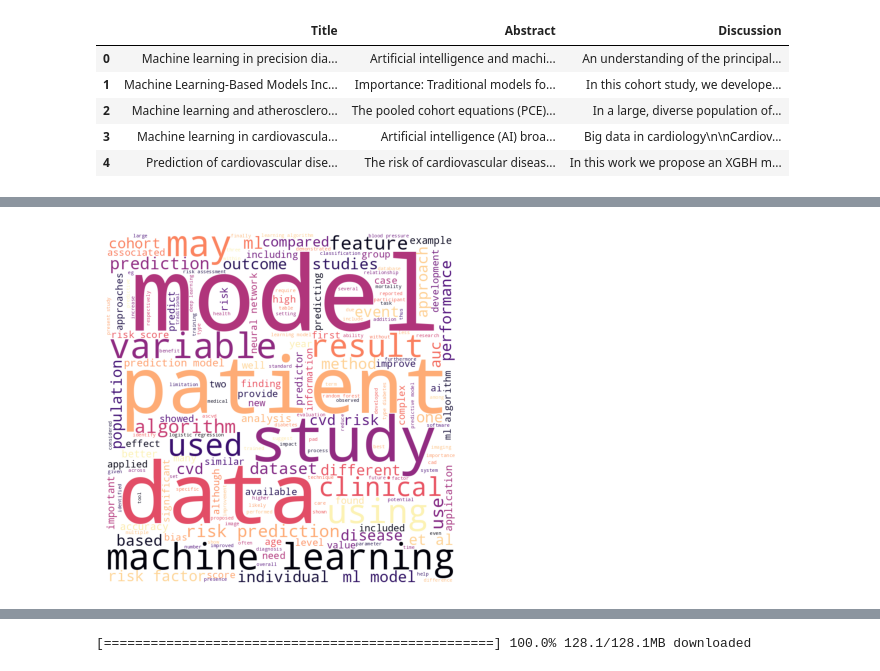
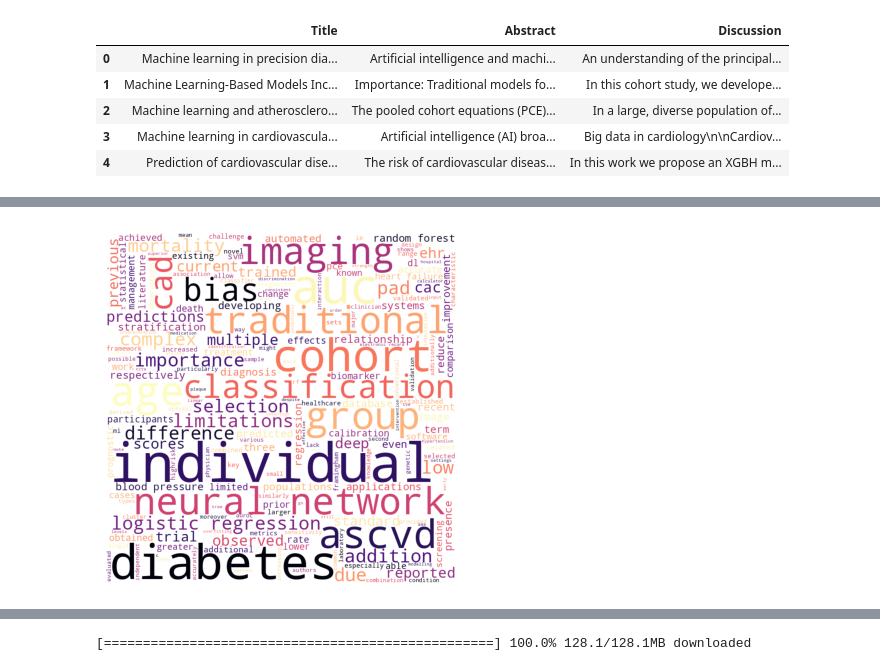
Before and after one commit to Dzy00/CHL5230-Final-Project, a Jupyter notebook: CHL5230_datathon6_NLP.ipynb, the cells around one changed output, grey strips where cells are left out. Cells and saved outputs as stored; diff of their text form; code cells hidden in the pictures.

```diff
--- a/CHL5230_datathon6_NLP.ipynb
+++ b/CHL5230_datathon6_NLP.ipynb
@@ -224,33 +269,33 @@ df[['Title','Abstract','Discussion',
 # %%
 ############### word cloud
 # !pip install wordcloud
 from wordcloud import WordCloud
 import matplotlib.pyplot as plt
 
 # Combine all tokens from 3 'tokens_no_stop_context' columns into a single list
 # Remove .head(5000) to generate the word cloud for the entire dataset
 all_tokens_T = sum(df['tokens_no_stop_context_T'].tolist(), [])
 all_tokens_A = sum(df['tokens_no_stop_context_A'].tolist(), [])
-all_tokens_D = sum(df['tokens_no_stop_context_D'].head(5000).tolist(), [])
+all_tokens_D = sum(df['tokens_no_stop_context_D'].tolist(), [])
 
 # Create a text string required by WordCloud
 text = ' '.join(all_tokens_D)
 
 # Create a WordCloud object
 wordcloud = WordCloud(width = 800, height = 800,
                       background_color ='white',
                       colormap='magma',  # Use the 'magma' colormap
                       min_font_size = 10).generate(text)
 
 # Plot the WordCloud image
 plt.figure(figsize = (3.5, 3.5), facecolor = None)
 plt.imshow(wordcloud)
 plt.axis("off")
 plt.tight_layout(pad = 0)
 
 plt.show()
 # %% [output]
-[figure, old version]
+[figure, new version]
 # %%
 #################### lemmatization
 from nltk.stem import WordNetLemmatizer
```
Also changed, not shown: parts of 11 cells of this notebook.
